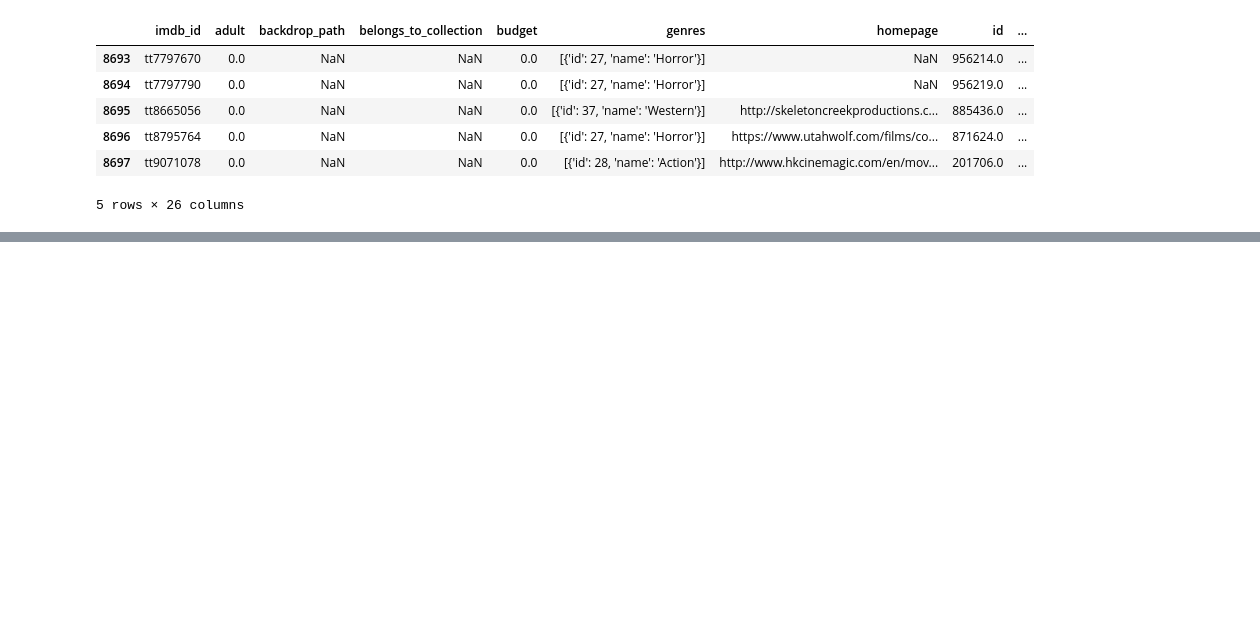
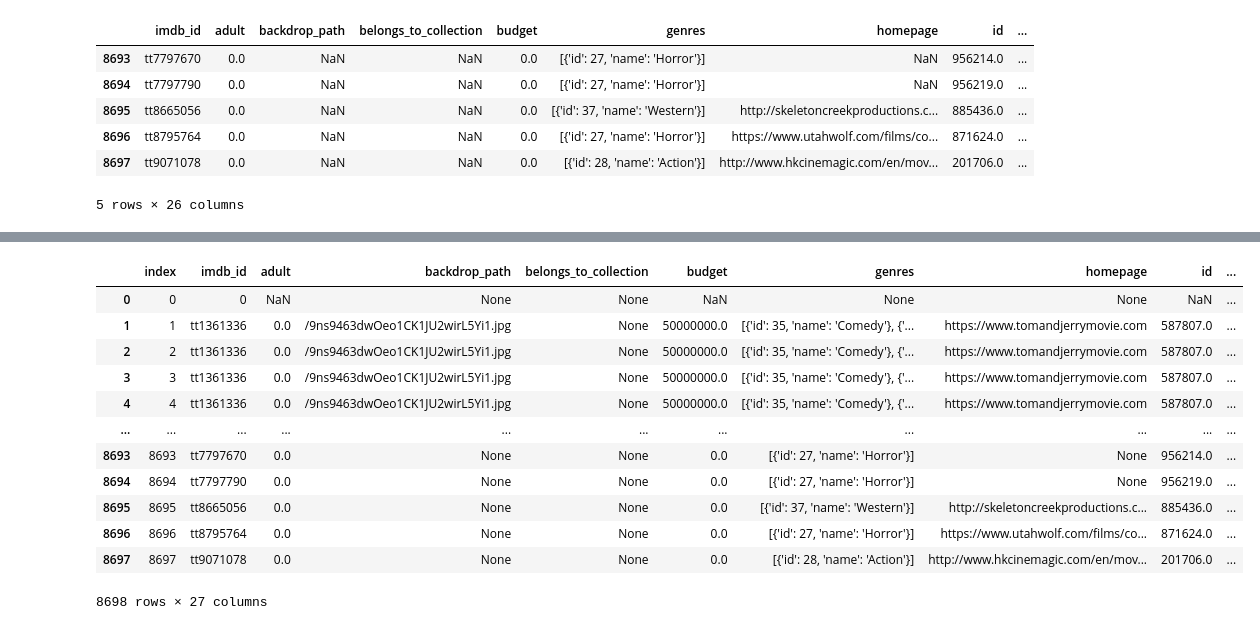
Before and after one commit to Davianka/Project-3-Using-IMDB, a Jupyter notebook: two years extracted.ipynb, the cells around one changed output, grey strips where cells are left out. Cells and saved outputs as stored; diff of their text form; code cells hidden in the pictures; blank space fills up the shorter version.

```diff
--- a/two years extracted.ipynb
+++ b/two years extracted.ipynb
@@ -7,3 +7,10 @@ import tmdbsimple as tmdb
 import seaborn as sns
 import plotly.express as px
 import matplotlib.pyplot as plt
+# %%
+import pymysql
+pymysql.install_as_MySQLdb()
+from sqlalchemy import create_engine
+from sqlalchemy_utils import create_database, database_exists
+
+connection_str ="mysql+pymysql://root:DreAj2345@localhost/movies"
@@ -54,0 +179,3 @@ memory usage: 204.0+ KB
+# %%
+engine = create_engine(connection_str)
+engine
@@ -54,0 +290,17 @@ memory usage: 204.0+ KB
+# %%
+q = """SELECT * FROM tmdb_data;"""
+pd.read_sql(q, engine)
+# %% [output]
+|  | index | imdb_id | adult | backdrop_path | belongs_to_collection | budget | genres | homepage | id | ... |
+| 0 | 0 | 0 | NaN | None | None | NaN | None | None | NaN | ... |
+| 1 | 1 | tt1361336 | 0.0 | /9ns9463dwOeo1CK1JU2wirL5Yi1.jpg | None | 50000000.0 | [{'id': 35, 'name': 'Comedy'}, {'... | https://www.tomandjerrymovie.com | 587807.0 | ... |
+| 2 | 2 | tt1361336 | 0.0 | /9ns9463dwOeo1CK1JU2wirL5Yi1.jpg | None | 50000000.0 | [{'id': 35, 'name': 'Comedy'}, {'... | https://www.tomandjerrymovie.com | 587807.0 | ... |
+| 3 | 3 | tt1361336 | 0.0 | /9ns9463dwOeo1CK1JU2wirL5Yi1.jpg | None | 50000000.0 | [{'id': 35, 'name': 'Comedy'}, {'... | https://www.tomandjerrymovie.com | 587807.0 | ... |
+| 4 | 4 | tt1361336 | 0.0 | /9ns9463dwOeo1CK1JU2wirL5Yi1.jpg | None | 50000000.0 | [{'id': 35, 'name': 'Comedy'}, {'... | https://www.tomandjerrymovie.com | 587807.0 | ... |
+| ... | ... | ... | ... | ... | ... | ... | ... | ... | ... | ... |
+| 8693 | 8693 | tt7797670 | 0.0 | None | None | 0.0 | [{'id': 27, 'name': 'Horror'}] | None | 956214.0 | ... |
+| 8694 | 8694 | tt7797790 | 0.0 | None | None | 0.0 | [{'id': 27, 'name': 'Horror'}] | None | 956219.0 | ... |
+| 8695 | 8695 | tt8665056 | 0.0 | None | None | 0.0 | [{'id': 37, 'name': 'Western'}] | http://skeletoncreekproductions.c... | 885436.0 | ... |
+| 8696 | 8696 | tt8795764 | 0.0 | None | None | 0.0 | [{'id': 27, 'name': 'Horror'}] | https://www.utahwolf.com/films/co... | 871624.0 | ... |
+| 8697 | 8697 | tt9071078 | 0.0 | None | None | 0.0 | [{'id': 28, 'name': 'Action'}] | http://www.hkcinemagic.com/en/mov... | 201706.0 | ... |
+8698 rows × 27 columns
```
Also changed, not shown: parts of 30 cells of this notebook.
